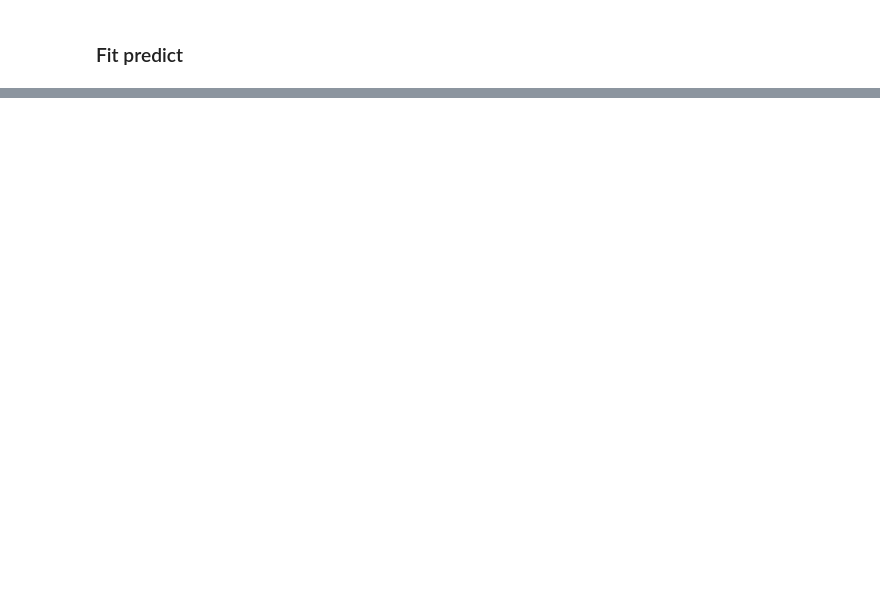
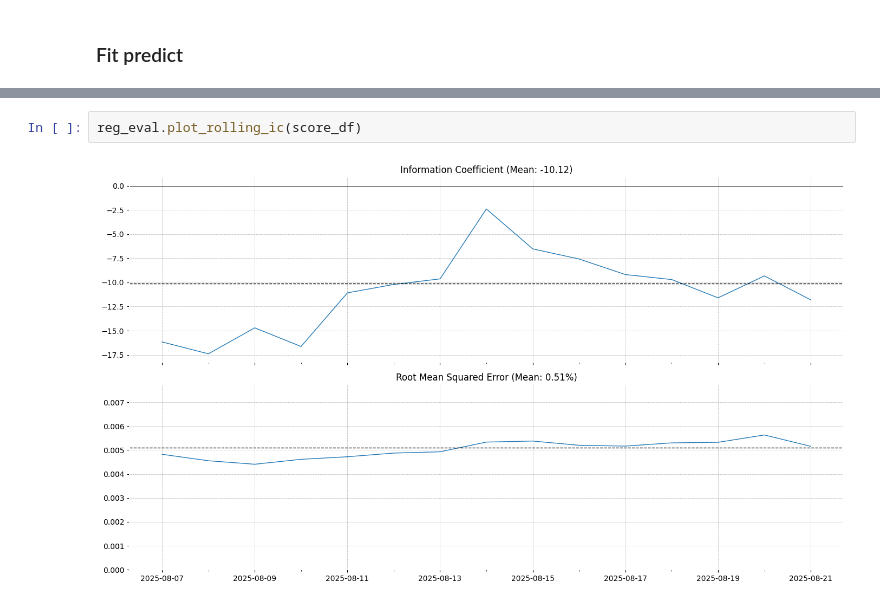
Before and after one commit to lansetaowa/ml-trading-signal, a Jupyter notebook: notebooks/rf-reg_pipeline.ipynb, the cells around one changed output, grey strips where cells are left out. Saved outputs shown, nothing was run; the diff lists cells and outputs as text; blank space fills up the shorter version.

```diff
--- a/notebooks/rf-reg_pipeline.ipynb
+++ b/notebooks/rf-reg_pipeline.ipynb
@@ -62,0 +231,4 @@ pred_df = train_and_predict(df_processed, cv = tscv)
+# %%
+reg_eval.plot_rolling_ic(score_df)
+# %% [output]
+[figure, added]
```
Also changed, not shown: parts of 42 cells of this notebook, 13 other files.
